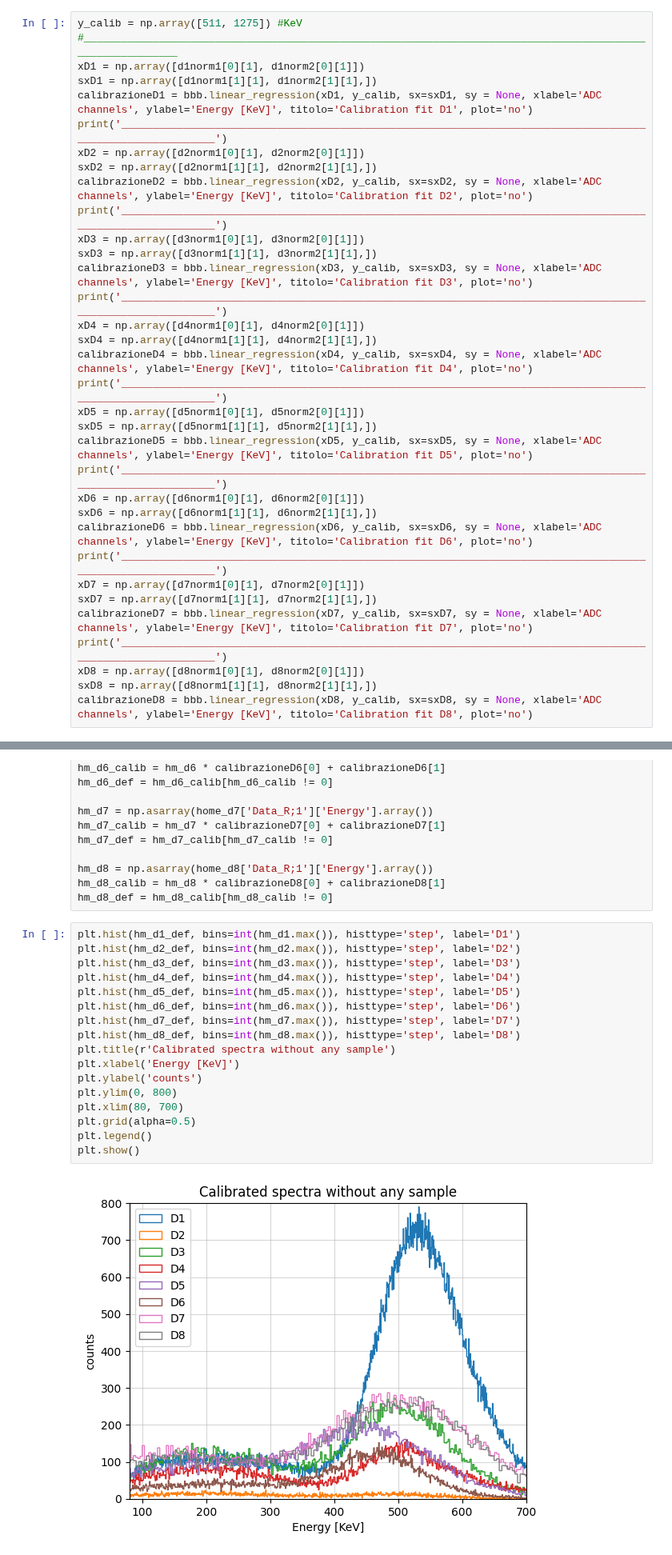
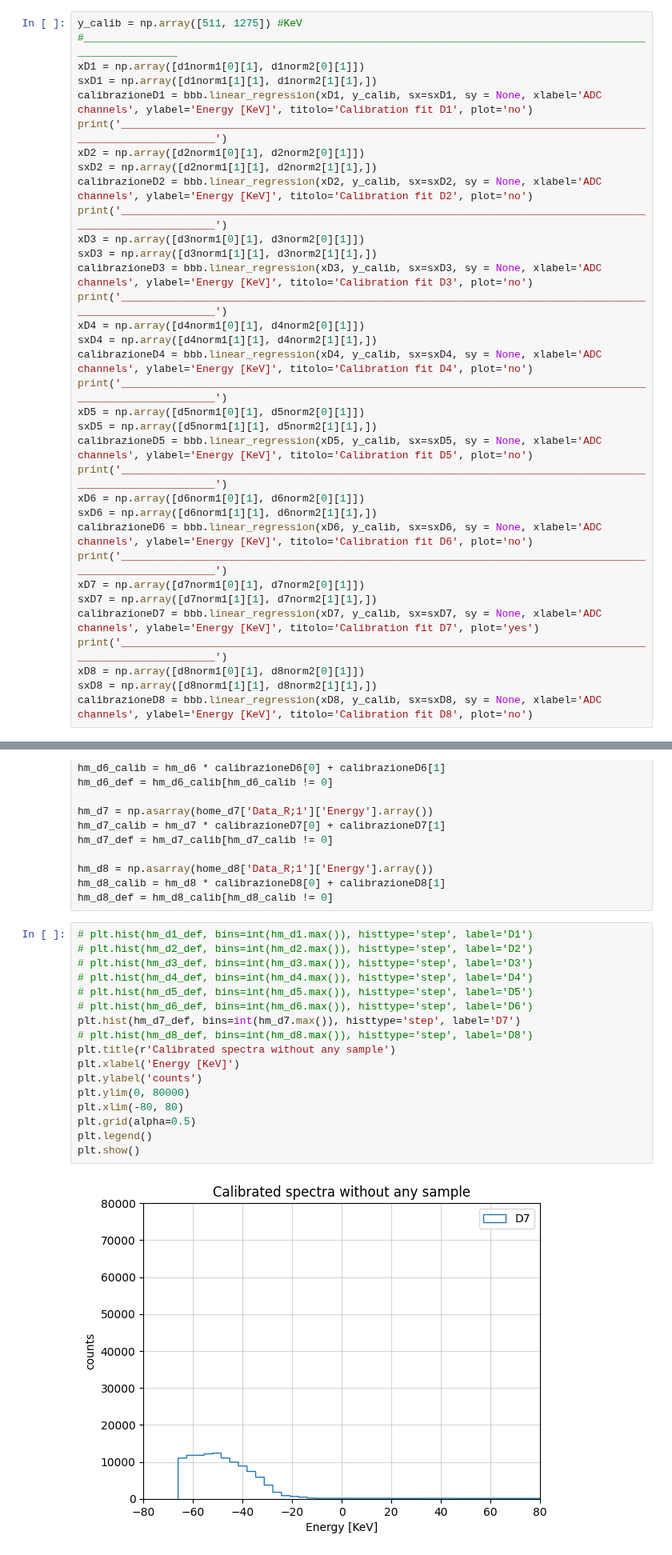
Before and after one commit to b3n3d3tt4/imaging, a Jupyter notebook: analisi.ipynb, the cells around one changed output, grey strips where cells are left out. Shown at 80% size. Drawn from its saved outputs; the diff is of its cells as text.

```diff
--- a/analisi.ipynb
+++ b/analisi.ipynb
@@ -147,7 +147,7 @@ calibrazioneD6 = bbb.linear_regression(xD6, y_calib, sx=sxD6, sy = None, xlabel=
 print('__________________________________________________________________________________________________________')
 xD7 = np.array([d7norm1[0][1], d7norm2[0][1]])
 sxD7 = np.array([d7norm1[1][1], d7norm2[1][1],])
-calibrazioneD7 = bbb.linear_regression(xD7, y_calib, sx=sxD7, sy = None, xlabel='ADC channels', ylabel='Energy [KeV]', titolo='Calibration fit D7', plot='no')
+calibrazioneD7 = bbb.linear_regression(xD7, y_calib, sx=sxD7, sy = None, xlabel='ADC channels', ylabel='Energy [KeV]', titolo='Calibration fit D7', plot='yes')
 print('__________________________________________________________________________________________________________')
 xD8 = np.array([d8norm1[0][1], d8norm2[0][1]])
 sxD8 = np.array([d8norm1[1][1], d8norm2[1][1],])
@@ -243,24 +251,24 @@ hm_d8 = np.asarray(home_d8['Data_R;1']['Energy'].array())
 hm_d8_calib = hm_d8 * calibrazioneD8[0] + calibrazioneD8[1]
 hm_d8_def = hm_d8_calib[hm_d8_calib != 0]
 # %%
-plt.hist(hm_d1_def, bins=int(hm_d1.max()), histtype='step', label='D1')
-plt.hist(hm_d2_def, bins=int(hm_d2.max()), histtype='step', label='D2')
-plt.hist(hm_d3_def, bins=int(hm_d3.max()), histtype='step', label='D3')
-plt.hist(hm_d4_def, bins=int(hm_d4.max()), histtype='step', label='D4')
-plt.hist(hm_d5_def, bins=int(hm_d5.max()), histtype='step', label='D5')
-plt.hist(hm_d6_def, bins=int(hm_d6.max()), histtype='step', label='D6')
+# plt.hist(hm_d1_def, bins=int(hm_d1.max()), histtype='step', label='D1')
+# plt.hist(hm_d2_def, bins=int(hm_d2.max()), histtype='step', label='D2')
+# plt.hist(hm_d3_def, bins=int(hm_d3.max()), histtype='step', label='D3')
+# plt.hist(hm_d4_def, bins=int(hm_d4.max()), histtype='step', label='D4')
+# plt.hist(hm_d5_def, bins=int(hm_d5.max()), histtype='step', label='D5')
+# plt.hist(hm_d6_def, bins=int(hm_d6.max()), histtype='step', label='D6')
 plt.hist(hm_d7_def, bins=int(hm_d7.max()), histtype='step', label='D7')
-plt.hist(hm_d8_def, bins=int(hm_d8.max()), histtype='step', label='D8')
+# plt.hist(hm_d8_def, bins=int(hm_d8.max()), histtype='step', label='D8')
 plt.title(r'Calibrated spectra without any sample')
 plt.xlabel('Energy [KeV]')
 plt.ylabel('counts')
-plt.ylim(0, 800)
-plt.xlim(80, 700)
+plt.ylim(0, 80000)
+plt.xlim(-80, 80)
 plt.grid(alpha=0.5)
 plt.legend()
 plt.show()
 # %% [output]
-[figure, old version]
+[figure, new version]
 # %%
 fit_hm_d1 = bbb.normal(hm_d1_def, xmin=400, xmax=670, x1=0, x2=1000, b=int(hm_d1_def.max()/10), n=k, plot='no')
 fit_hm_d2 = bbb.normal(hm_d2_def, xmin=400, xmax=600, x1=0, x2=1000, b=int(hm_d2_def.max()/10), n=k, plot='no')
```
Also changed, not shown: parts of 13 cells of this notebook.
